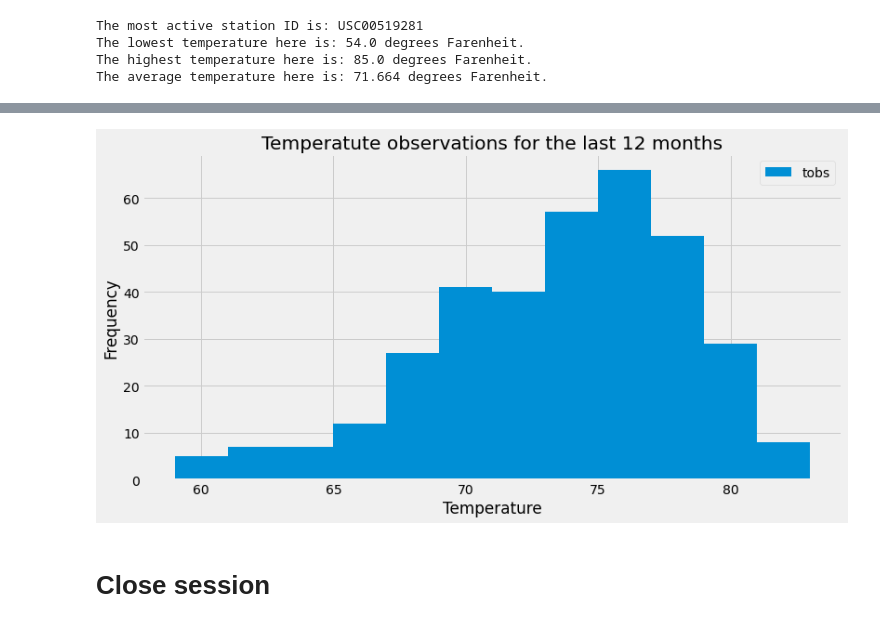
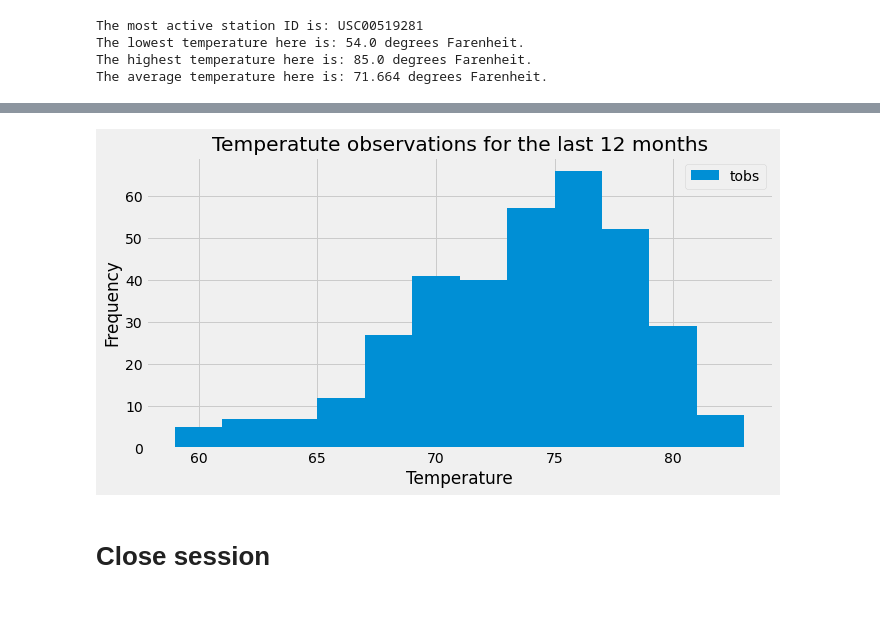
Before and after one commit to VijetaPuthran/SQLAlchemy-challenge, a Jupyter notebook: climate_starter.ipynb, the cells around one changed output, grey strips where cells are left out. Cells and saved outputs as stored; diff of their text form; code cells hidden in the pictures.

```diff
--- a/climate_starter.ipynb
+++ b/climate_starter.ipynb
@@ -201,18 +181,19 @@ df_pastyear
 # %%
 # Using the most active station id
 # Query the last 12 months of temperature observation data for this station and plot the results as a histogram
 past_year_data = session.query(Measurement.date, Measurement.tobs).\
                  filter(Measurement.date > date_oneyear_from_lastdate).\
                  filter(Measurement.station == most_active_station).\
                  order_by(Measurement.date).\
                  all()
 #Converting the past year data into a dataframe
 df_pastyear = pd.DataFrame(past_year_data).set_index('date').sort_index(ascending = True)
 # Results in a histogram
-df_pastyear.plot(kind='hist', bins=12, figsize=(12,6),title='Temperatute observations for the last 12 months').set_xlabel('Temperature')
+df_pastyear.plot(kind='hist', bins=12, figsize=(10,5),title='Temperatute observations for the last 12 months').set_xlabel('Temperature')
+plt.savefig("Images/Tobs.png")
 plt.show()
 # %% [output]
-[figure, old version]
+[figure, new version]
 # %% [markdown]
 # Close session
 # %%
```
Also changed, not shown: parts of 3 cells of this notebook, 10 other files.
